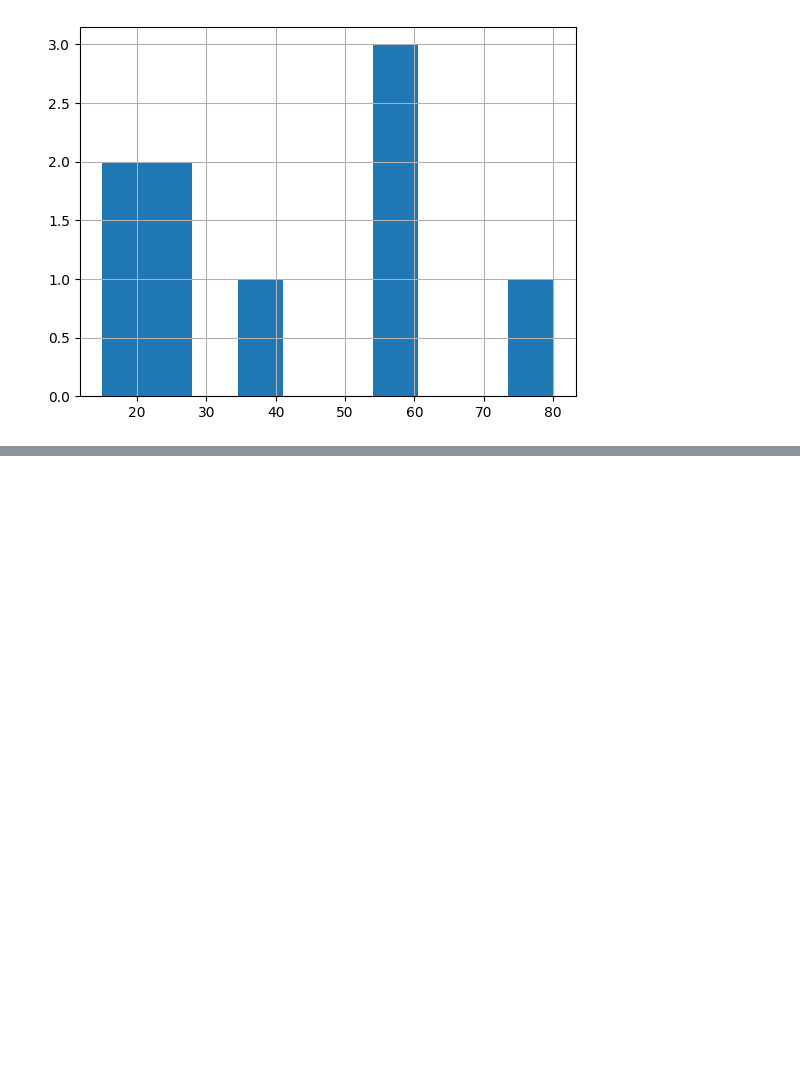
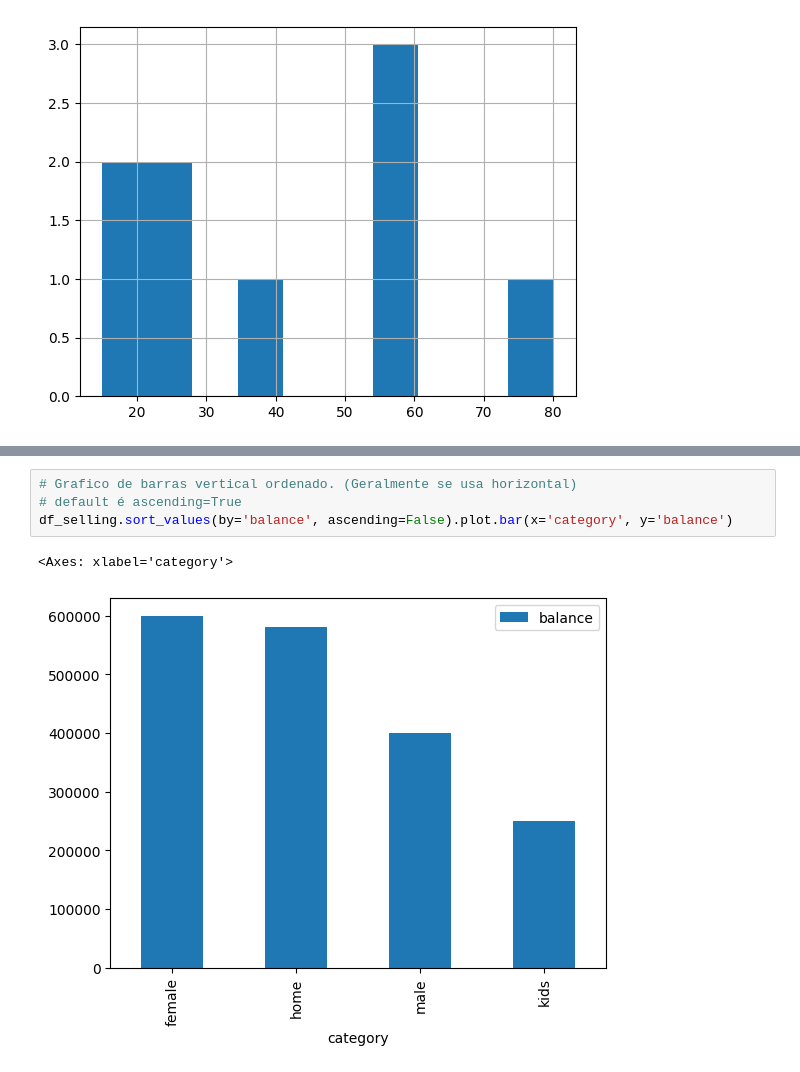
Before and after one commit to Thorugoh/ai-studies, a Jupyter notebook: statistics_devs/statistics_devs.ipynb, the cells around one changed output, grey strips where cells are left out. Drawn from its saved outputs; the diff is of its cells as text; blank space fills up the shorter version.

```diff
--- a/statistics_devs/statistics_devs.ipynb
+++ b/statistics_devs/statistics_devs.ipynb
@@ -211,0 +242,7 @@ df_measures.age.hist()
+# %%
+# Grafico de barras vertical ordenado. (Geralmente se usa horizontal)
+# default é ascending=True
+df_selling.sort_values(by='balance', ascending=False).plot.bar(x='category', y='balance')
+# %% [output]
+<Axes: xlabel='category'>
+[figure, added]
```
Also changed, not shown: parts of 15 cells of this notebook.
